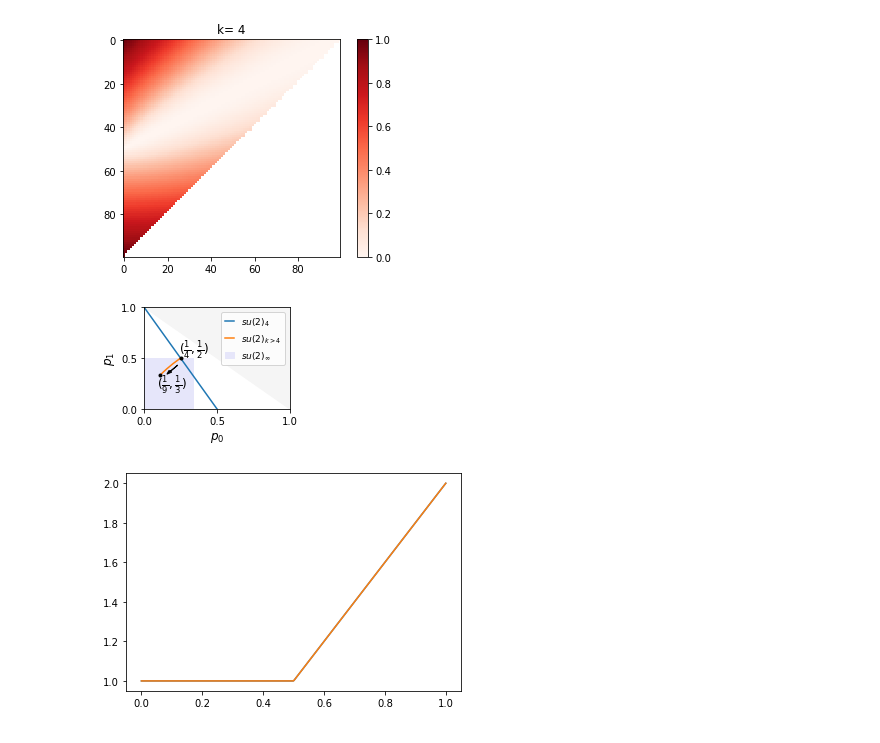
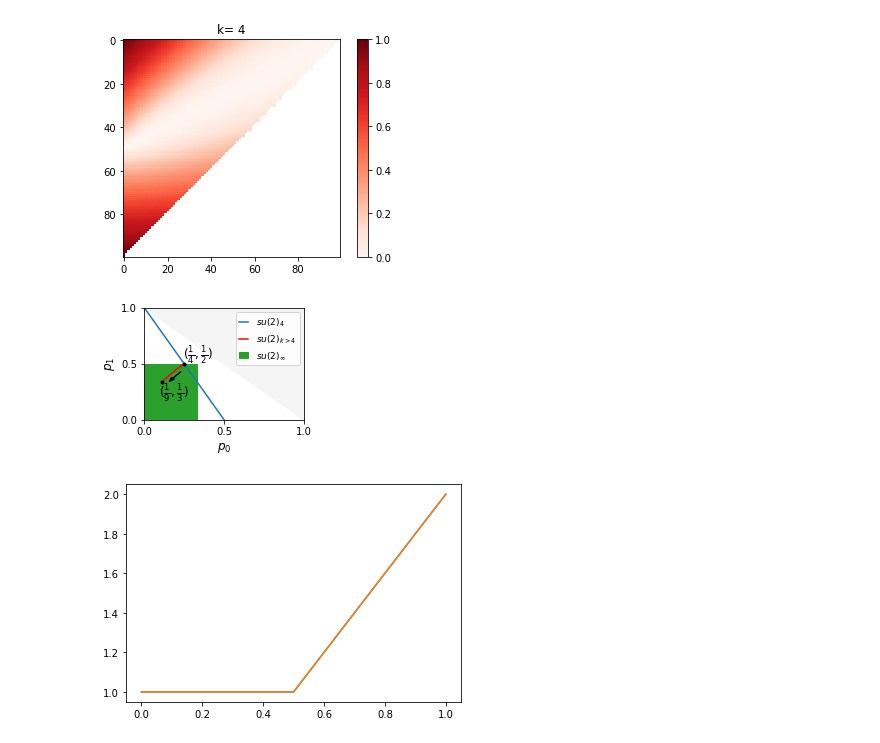
Before and after one commit to hassan-shap/anyons_pt, a Jupyter notebook: su2k.ipynb, the cells around one changed output. Drawn from its saved outputs; the diff is of its cells as text; code cells hidden in the pictures.

Commit message:
su2_k spin one

```diff
--- a/su2k.ipynb
+++ b/su2k.ipynb
@@ -698,14 +698,14 @@ p0=np.zeros(len(klist))
 p1=np.zeros(len(klist))
 
 fsize=10
-plt.figure(figsize=(3,2.25))
+plt.figure(figsize=(3.2,2.4))
 # ax = fig.add_subplot()
 
 # plt.fill([0,1,0],[1,0,0],color='whitesmoke')
 plt.fill([0,1,1],[1,1,0],color='whitesmoke')
 # plt.fill([0,1/3,1/3,0],[0.5,0.5,0,0],color='whitesmoke')
 # plt.plot([0,1/3,1/3],[0.5,0.5,0],'k',linewidth=0.5,label='$su(2)_\infty$')
-plt.fill([0,1/3,1/3,0],[0.5,0.5,0,0],color='lavender',label='$su(2)_\infty$')
+plt.fill([0,1/3,1/3,0],[0.5,0.5,0,0],color='C2',label='$su(2)_\infty$')
 
 for i_k in range(len(klist)):
     k=klist[i_k]
@@ -716,36 +716,36 @@ for i_k in range(len(klist)):
 
 plist=np.linspace(0,1,100)
 plt.plot((1-plist)/2,plist,color='C0',label='$su(2)_4$')
-plt.plot(p0,p1,'-',color='C1',label='$su(2)_{k>4}$')
+plt.plot(p0,p1,'-',color='red',label='$su(2)_{k>4}$')
 plt.xlim([0,1])
 plt.ylim([0,1])
 
 plt.plot(p0[0],p1[0],'o',markersize=3,color='k')
 plt.plot(p0[-1],p1[-1],'o',markersize=3,color='k')#,label='$su(2)_{100}$')
 
 plt.xlabel(r'$p_0$',fontsize=fsize+2)
 plt.ylabel(r'$p_1$',fontsize=fsize+2)
 plt.xticks([0,0.5,1],fontsize=fsize)
 plt.yticks([0,0.5,1],fontsize=fsize)
 # ax1.xaxis.set_minor_locator(AutoMinorLocator(2))
 plt.legend(fontsize=fsize-1,handlelength=1., loc='upper right')
 
 t1 = r'$(\frac{1}{4},\frac{1}{2})$'
 plt.annotate(t1, xy=(0.24, 0.55), fontsize=fsize+2, xycoords='axes fraction')
 t2 = r'$(\frac{1}{9},\frac{1}{3})$'
 plt.annotate(t2, xy=(0.09, 0.21), fontsize=fsize+2, xycoords='axes fraction')
 
 x=0.23
 dx=-0.05
 y=0.43
 dy=-0.06
 plt.arrow(x,y,dx,dy,head_width=0.025,facecolor='black')
 
 plt.tight_layout()
-plt.savefig('su2k_spin_one.pdf')
+# plt.savefig('su2k_spin_one.pdf')
 plt.show()
 # %% [output]
-[figure, old version]
+[figure, new version]
 # %%
 print(p0[0],p0[-1])
 # %%
```
Also changed, not shown: 2 other files.
